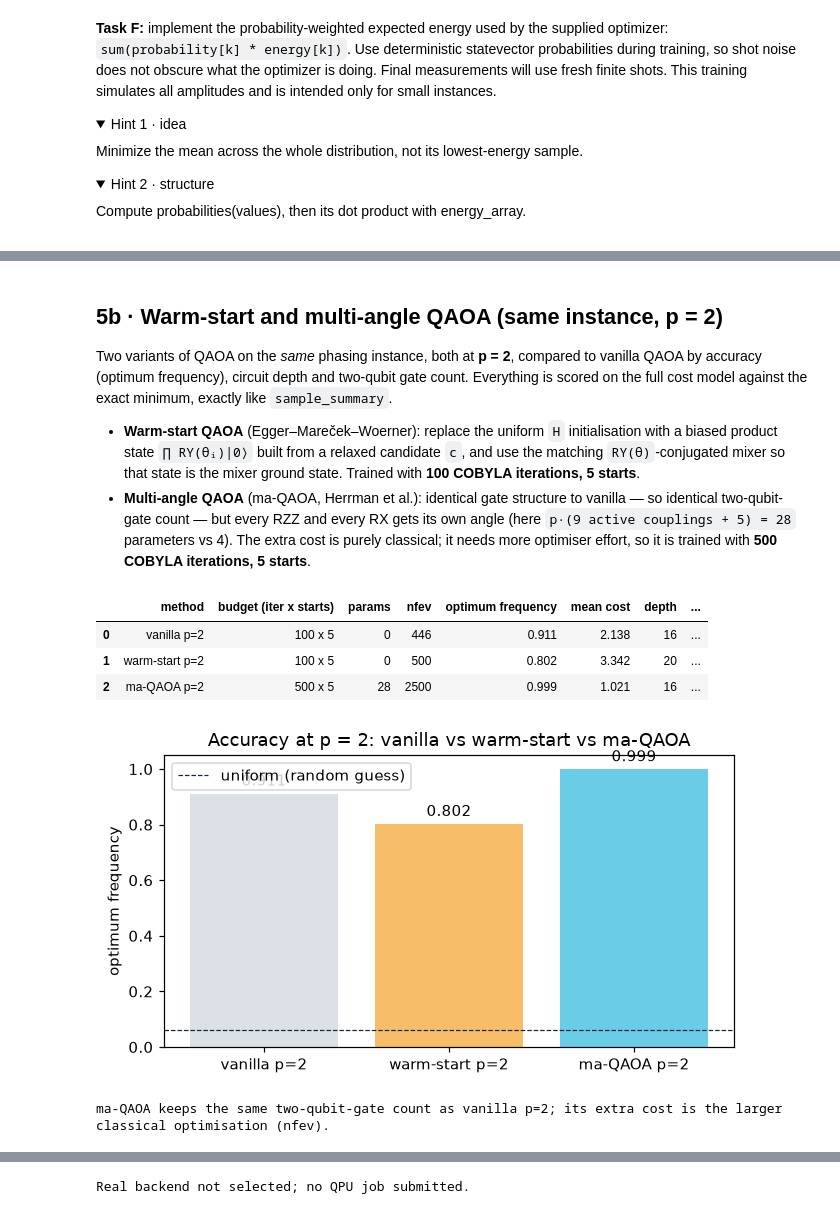
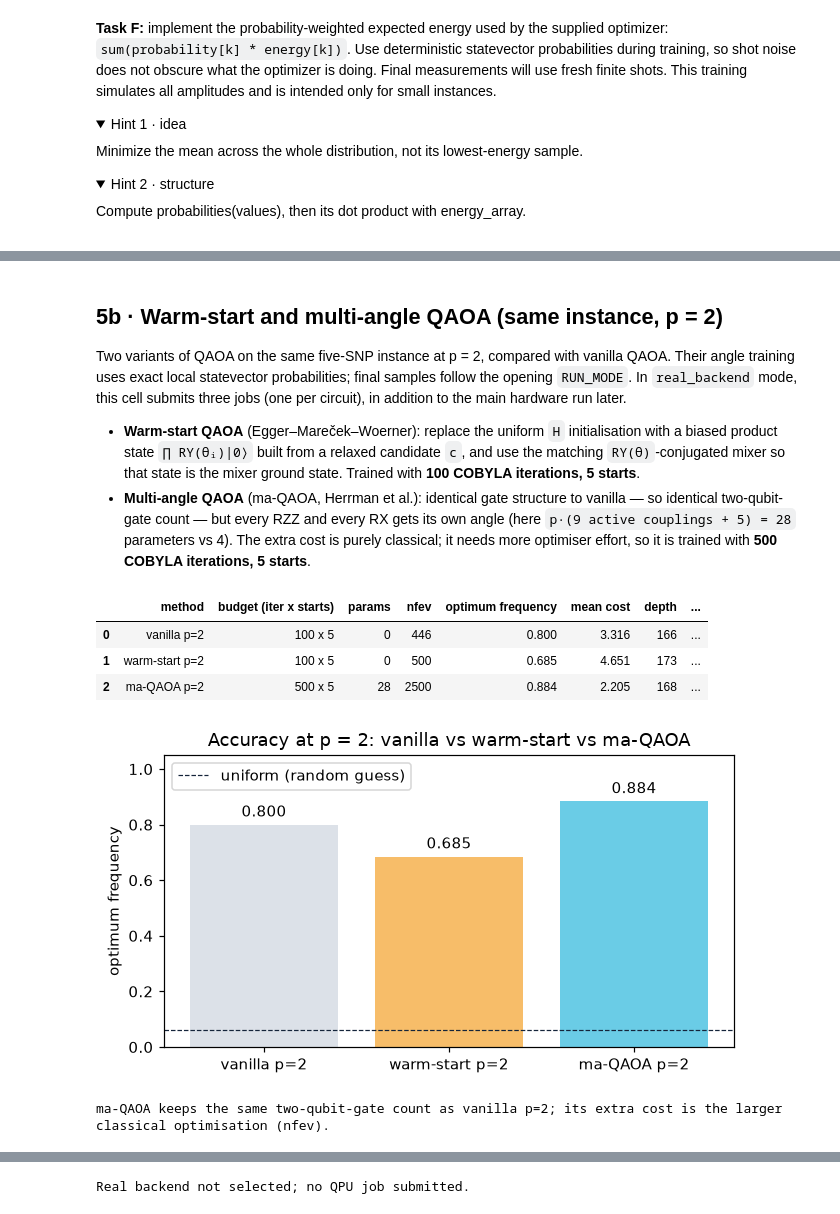
Before and after one commit to picalexs/Qiskit-Fall-Fest-26, a Jupyter notebook: docs/Quantum_Genome_Detective_Lab.ipynb, the cells around one changed output, grey strips where cells are left out. Saved outputs shown, nothing was run; the diff lists cells and outputs as text; code cells hidden in the pictures; folded sections open.

Commit message:
Connected all to the backend type

```diff
--- a/docs/Quantum_Genome_Detective_Lab.ipynb
+++ b/docs/Quantum_Genome_Detective_Lab.ipynb
@@ -560,10 +590,7 @@ Ideal simulation was not selected; this comparison is skipped.
 # %% [markdown]
 ## 5b · Warm-start and multi-angle QAOA (same instance, p = 2)
 
-Two variants of QAOA on the *same* phasing instance, both at **p = 2**, compared
-to vanilla QAOA by accuracy (optimum frequency), circuit depth and two-qubit
-gate count. Everything is scored on the full cost model against the exact
-minimum, exactly like `sample_summary`.
+Two variants of QAOA on the same five-SNP instance at p = 2, compared with vanilla QAOA. Their angle training uses exact local statevector probabilities; final samples follow the opening `RUN_MODE`. In `real_backend` mode, this cell submits three jobs (one per circuit), in addition to the main hardware run later.
 
 - **Warm-start QAOA** (Egger–Mareček–Woerner): replace the uniform `H`
   initialisation with a biased product state `∏ RY(θᵢ)|0⟩` built from a
@@ -597,9 +624,8 @@ def train_ansatz(ansatz, params, maxiter, n_starts, seed=71):
     circ.measure_all()
     return circ, best, int(sum(t.nfev for t in trials))
 
-def counts_of(circ):
-    return AerSimulator(max_parallel_threads=1).run(
-        circ, shots=SHOTS, seed_simulator=72).result().get_counts()
+def counts_of(circ, seed):
+    return run_selected(circ, seed)
 
 # --- warm-start QAOA ----------------------------------------------------------
 def warm_start_qaoa(n, J, c, p, eps):
@@ -657,41 +683,42 @@ def two_qubit_gates(qc):
     return sum(it.operation.num_qubits == 2 for it in qc.data)
 
 rows = []
-for name, circ, best, nfev, budget in [
+for seed, (name, circ, best, nfev, budget) in enumerate([
         ('vanilla p=2',    van_circ, van_best, van_nfev, '100 x 5'),
         ('warm-start p=2', ws_circ,  ws_best,  ws_nfev,  '100 x 5'),
-        ('ma-QAOA p=2',    ma_circ,  ma_best,  ma_nfev,  '500 x 5')]:
-    r = sample_summary(name, counts_of(circ), circ.depth())
+        ('ma-QAOA p=2',    ma_circ,  ma_best,  ma_nfev,  '500 x 5')]):
+    counts, sampled_depth = counts_of(circ, 74 + seed)
+    r = sample_summary(name, counts, sampled_depth)
     r['budget (iter x starts)'] = budget
     r['params'] = circ.num_parameters if name != 'ma-QAOA p=2' else len(ma_params)
     r['nfev'] = nfev
     r['two-qubit gates'] = two_qubit_gates(circ)
     r['final expectation'] = round(float(best.fun), 3)
     rows.append(r)
 
 cmp = pd.DataFrame(rows)[['method', 'budget (iter x starts)', 'params', 'nfev',
                           'optimum frequency', 'mean cost', 'depth',
                           'two-qubit gates', 'final expectation']]
 pd.set_option('display.width', 200)
 pd.set_option('display.max_columns', 20)
 display(cmp.round(3))
 
 fig, ax = plt.subplots(figsize=(6, 3.4))
 bars = ax.bar(cmp['method'], cmp['optimum frequency'], color=[GREY, GOLD, CYAN])
 ax.bar_label(bars, fmt='%.3f', padding=3)
 ax.axhline(float(np.mean(np.isclose(costs, OPTIMUM))), color='#14243A', ls='--',
            lw=.8, label='uniform (random guess)')
 ax.set_ylim(0, 1.05); ax.set_ylabel('optimum frequency'); ax.legend()
 ax.set_title('Accuracy at p = 2: vanilla vs warm-start vs ma-QAOA')
 fig.tight_layout(); plt.show()
 print('ma-QAOA keeps the same two-qubit-gate count as vanilla p=2; its extra '
       'cost is the larger classical optimisation (nfev).')
 # %% [output]
 |  | method | budget (iter x starts) | params | nfev | optimum frequency | mean cost | depth | ... |
-| 0 | vanilla p=2 | 100 x 5 | 0 | 446 | 0.911 | 2.138 | 16 | ... |
-| 1 | warm-start p=2 | 100 x 5 | 0 | 500 | 0.802 | 3.342 | 20 | ... |
-| 2 | ma-QAOA p=2 | 500 x 5 | 28 | 2500 | 0.999 | 1.021 | 16 | ... |
+| 0 | vanilla p=2 | 100 x 5 | 0 | 446 | 0.800 | 3.316 | 166 | ... |
+| 1 | warm-start p=2 | 100 x 5 | 0 | 500 | 0.685 | 4.651 | 173 | ... |
+| 2 | ma-QAOA p=2 | 500 x 5 | 28 | 2500 | 0.884 | 2.205 | 168 | ... |
-[figure, old version]
+[figure, new version]
 ma-QAOA keeps the same two-qubit-gate count as vanilla p=2; its extra cost is the larger classical optimisation (nfev).
 # %% [markdown]
 ## 6 · Fixed angles, different hardware realization
```
Also changed, not shown: parts of 11 cells of this notebook.
